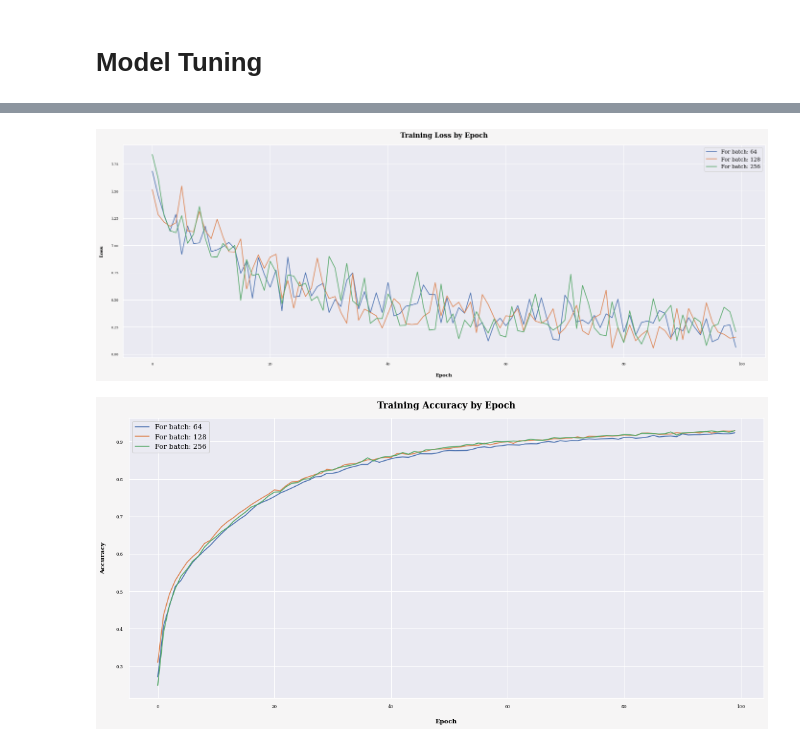
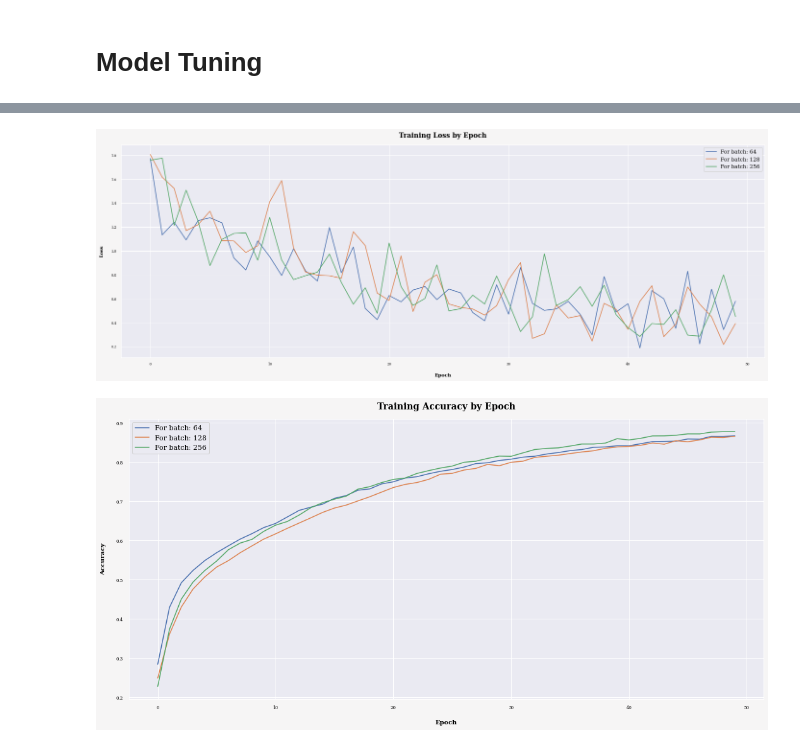
Before and after one commit to emil-ayv/Emotion_Recognition_Project, a Jupyter notebook: emotion_pred.ipynb, the cells around one changed output, grey strips where cells are left out. Cells and saved outputs as stored; diff of their text form; code cells hidden in the pictures.

Commit message:
Changing Loss from CrossEntropy to Weighted CrossEntropy Loss

```diff
--- a/emotion_pred.ipynb
+++ b/emotion_pred.ipynb
@@ -716,13 +719,14 @@ def tuning_model(model, optimizer, criterion, epochs, batch_sizes, learning_rate
 # %%
 # Hyperparameters
 LEARNING_RATE = 0.001
-EPOCHS = 100
+EPOCHS = 50
 BATCH_SIZE = [64, 128, 256]
+WEIGHTS = torch.tensor([1.0, 3.0, 1.0, 0.9, 1.0, 1.4, 1.0], dtype=torch.float).to(device)
 
 # Model
 model = ConvNet().to(device)
 optimizer = torch.optim.Adam(model.parameters(), lr=LEARNING_RATE)
-criterion = nn.CrossEntropyLoss()
+criterion = nn.CrossEntropyLoss(weight=WEIGHTS)
 
 # Training
 tuning_model(model, optimizer, criterion, EPOCHS, BATCH_SIZE, LEARNING_RATE)
@@ -746,6 +750,6 @@ Training complete in 17m 29s
 Ploting Losses and Accuracies
-[figure, old version]
+[figure, new version]
-[figure, old version]
+[figure, new version]
 # %%
 # Hyperparameters
 LEARNING_RATE = 0.001
```
Also changed, not shown: parts of 6 cells of this notebook.
